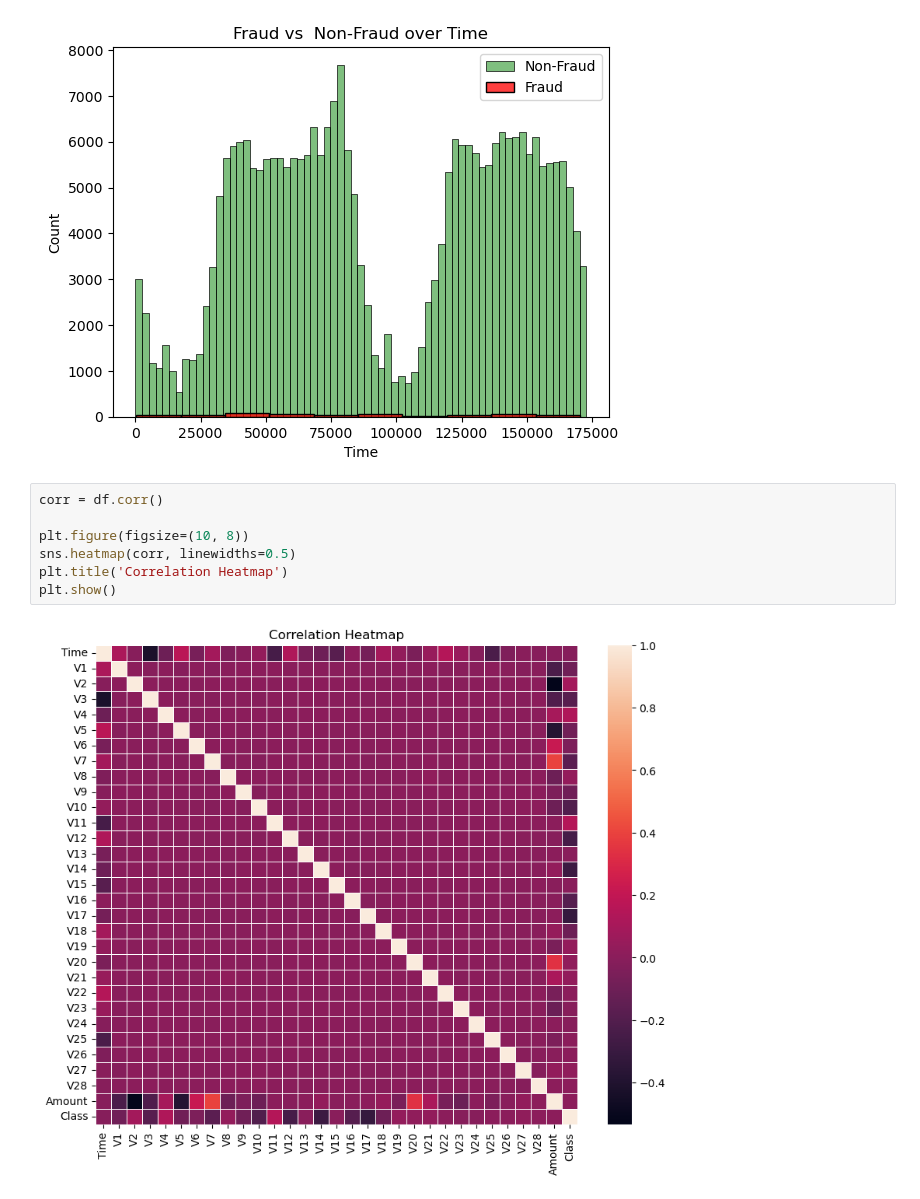
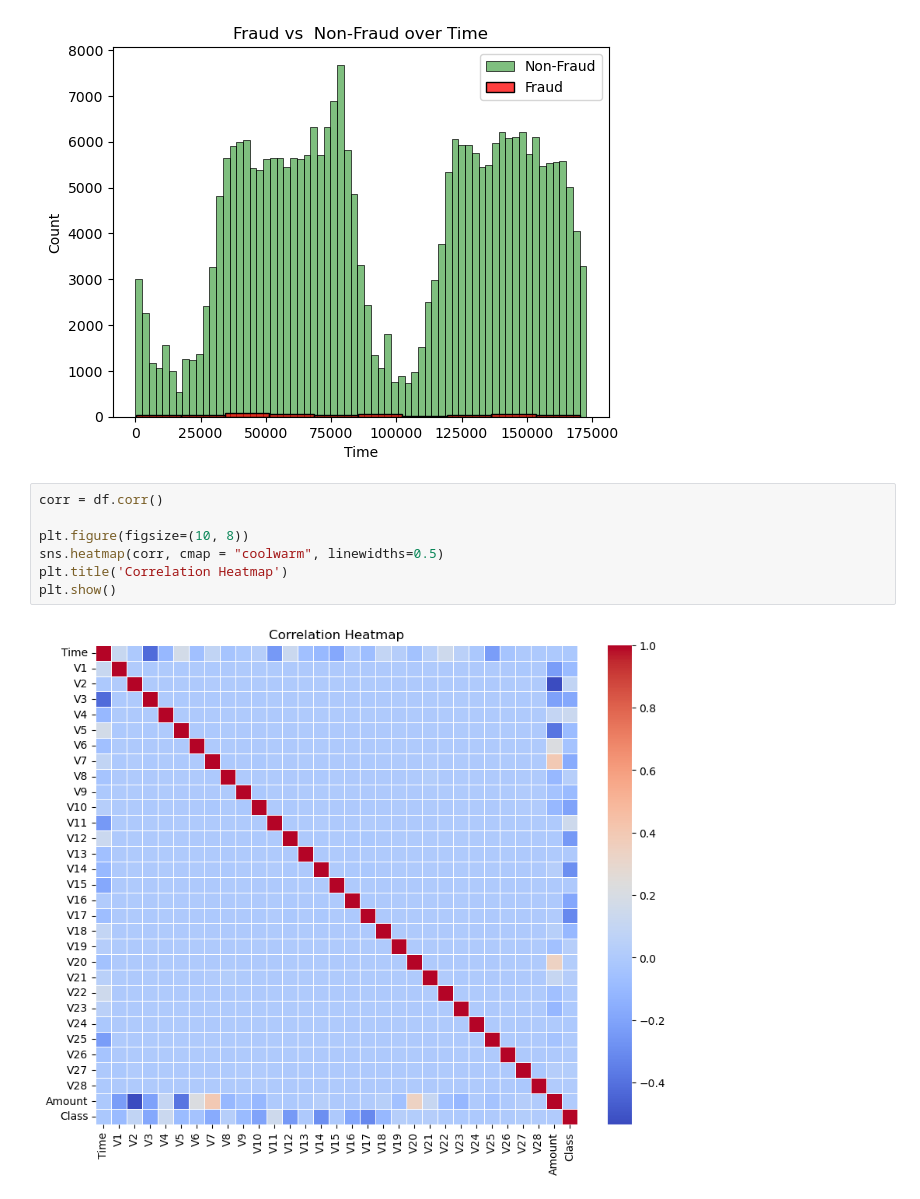
Before and after one commit to HerryTech/Machine-Learning-Projects, a Jupyter notebook: credit_card_fraud/notebook/exploration.ipynb, the cells around one changed output. Saved outputs shown, nothing was run; the diff lists cells and outputs as text.

```diff
--- a/credit_card_fraud/notebook/exploration.ipynb
+++ b/credit_card_fraud/notebook/exploration.ipynb
@@ -99,10 +99,10 @@ plt.legend()
 # %%
 corr = df.corr()
 
 plt.figure(figsize=(10, 8))
-sns.heatmap(corr, linewidths=0.5)
+sns.heatmap(corr, cmap = "coolwarm", linewidths=0.5)
 plt.title('Correlation Heatmap')
 plt.show()
 # %% [output]
-[figure, old version]
+[figure, new version]
 # %%
```
Also changed, not shown: parts of 1 cell of this notebook.
